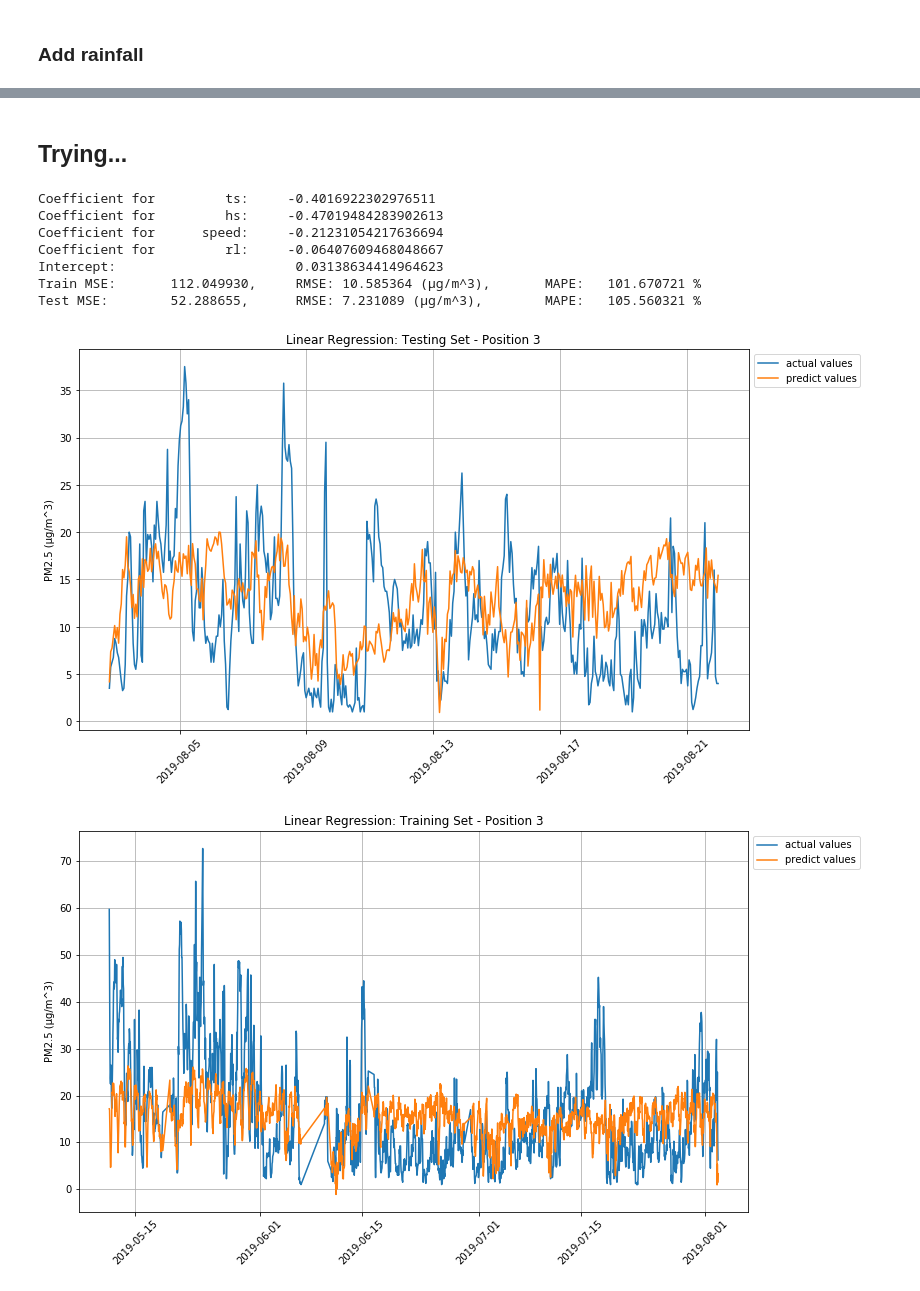
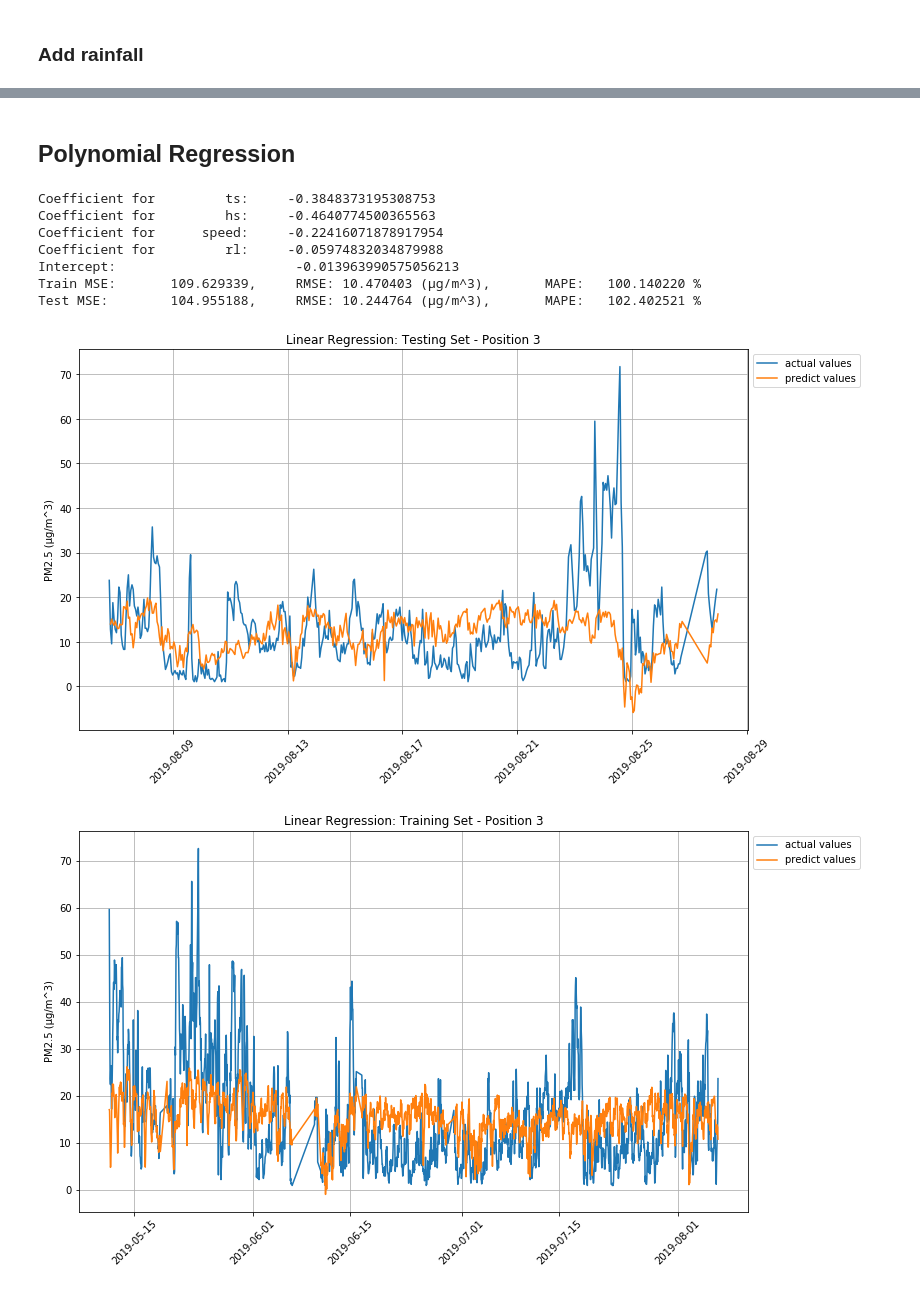
Before and after one commit to kevin110604/pm2.5_training, a Jupyter notebook: pm2.5_training_notebook.ipynb, the cells around one changed output, grey strips where cells are left out. Cells and saved outputs as stored; diff of their text form; code cells hidden in the pictures.

```diff
--- a/pm2.5_training_notebook.ipynb
+++ b/pm2.5_training_notebook.ipynb
@@ -637,7 +637,7 @@ for month in [5, 6, 7, 8]:
     elif month == 7:
         r = range(1, 32)
     elif month == 8:
-        r = range(1, 22)
+        r = range(1, 28)
     for day in r:
         tmp = crawler(month, day)
         wind_data = wind_data + tmp
@@ -647,7 +647,7 @@ wind = pd.DataFrame(wind_data)
 wind.set_index(['month', 'day', 'hour'], inplace=True)
 # %%
 # Load data
-pos = 7
+pos = 3
 data3 = get_data_by_pos(pos)
 df3 = pd.DataFrame(data3)
 # Input time
@@ -788,7 +788,7 @@ for month in [5, 6, 7, 8]:
     elif month == 7:
         r = range(1, 32)
     elif month == 8:
-        r = range(1, 22)
+        r = range(1, 28)
     for day in r:
         tmp = crawler_rain(month, day)
         rain_data = rain_data + tmp
@@ -897,5 +897,5 @@ Test MSE:        146.574957,     RMSE: 12.106814 (μg/m^3),       MAPE:   109.56
-# %% [markdown]
-## Trying...
+# %% [markdown]
+## Polynomial Regression
 # %%
 # Load data
 pos = 3
@@ -1011,41 +1011,41 @@ test_mape = mean_absolute_percentage_error(test_y_ori, predict_y_ori)
 
 print('Train MSE:\t %f,\t RMSE: %f (μg/m^3),\t MAPE:\t %f %%' % (train_mse, np.sqrt(train_mse), train_mape))
 print('Test MSE:\t %f,\t RMSE: %f (μg/m^3),\t MAPE:\t %f %%' % (test_mse, np.sqrt(test_mse), test_mape))
 # Add explicitly converter
 pd.plotting.register_matplotlib_converters()
 # Plt
 plt.figure(figsize=(12, 7))
-# plt.plot(test_df['time'], test_df_ori, label='actual values')
-plt.plot(test_df['time_shift'], test_y_ori, label='actual values')
+plt.plot(test_df['time'], test_df_ori, label='actual values')
+# plt.plot(test_df['time_shift'], test_y_ori, label='actual values')
 plt.plot(test_df['time_shift'], predict_y_ori, label='predict values')
 plt.xticks(rotation=45)
 plt.ylabel('Time')
 plt.ylabel('PM2.5 (μg/m^3)')
 plt.legend(loc='upper left', bbox_to_anchor=(1,1))
 plt.title('Linear Regression: Testing Set - Position %d' % pos)
 plt.grid()
 plt.show()
 # Add explicitly converter
 pd.plotting.register_matplotlib_converters()
 # Plt
 plt.figure(figsize=(12, 7))
 # plt.plot(test_df['time'], test_df_ori, label='actual values')
 plt.plot(train_df['time_shift'], y_ori, label='actual values')
 plt.plot(train_df['time_shift'], predict_train_y_ori, label='predict values')
 plt.xticks(rotation=45)
 plt.ylabel('Time')
 plt.ylabel('PM2.5 (μg/m^3)')
 plt.legend(loc='upper left', bbox_to_anchor=(1,1))
 plt.title('Linear Regression: Training Set - Position %d' % pos)
 plt.grid()
 plt.show()
 # %% [output]
-Coefficient for         ts:     -0.4016922302976511
-Coefficient for         hs:     -0.47019484283902613
-Coefficient for      speed:     -0.21231054217636694
-Coefficient for         rl:     -0.06407609468048667
-Intercept:                       0.03138634414964623
-Train MSE:       112.049930,     RMSE: 10.585364 (μg/m^3),       MAPE:   101.670721 %
-Test MSE:        52.288655,      RMSE: 7.231089 (μg/m^3),        MAPE:   105.560321 %
+Coefficient for         ts:     -0.3848373195308753
+Coefficient for         hs:     -0.4640774500365563
+Coefficient for      speed:     -0.22416071878917954
+Coefficient for         rl:     -0.05974832034879988
+Intercept:                       -0.013963990575056213
+Train MSE:       109.629339,     RMSE: 10.470403 (μg/m^3),       MAPE:   100.140220 %
+Test MSE:        104.955188,     RMSE: 10.244764 (μg/m^3),       MAPE:   102.402521 %
-[figure, old version]
+[figure, new version]
-[figure, old version]
+[figure, new version]
```
Also changed, not shown: parts of 31 cells of this notebook, 2 other files.
